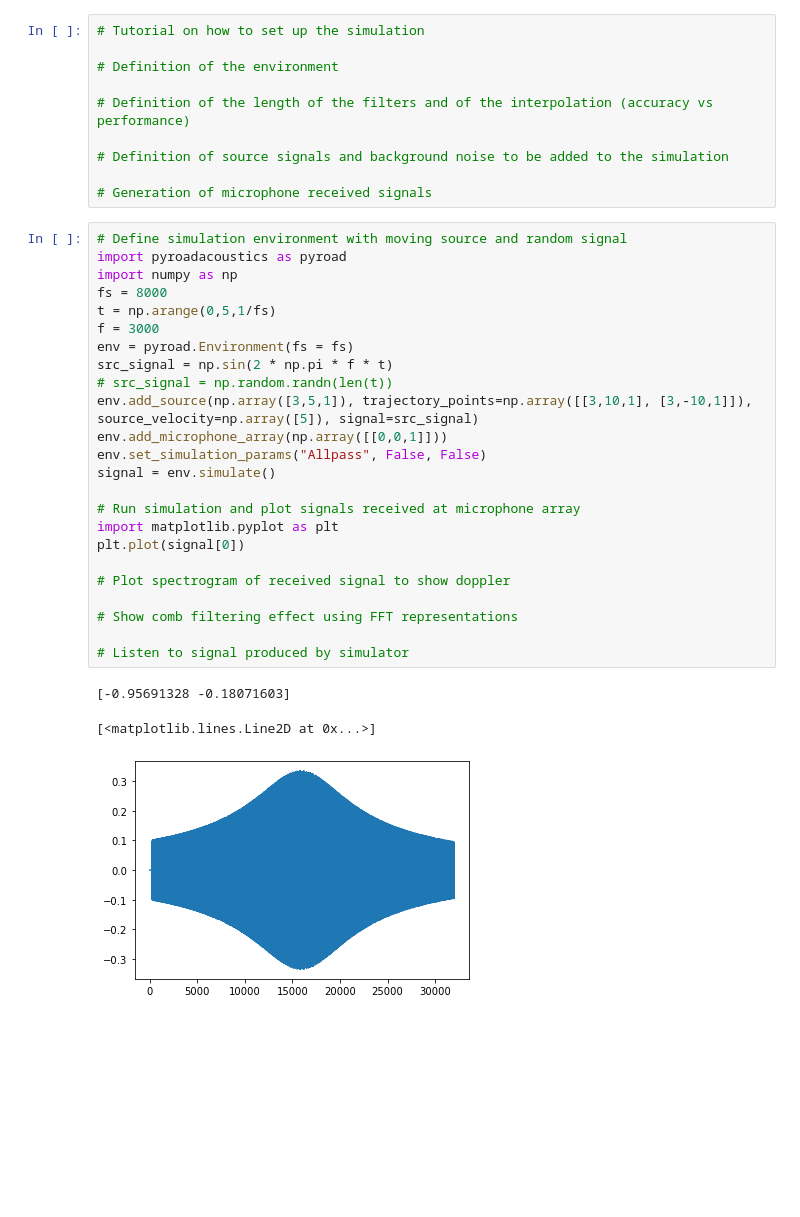
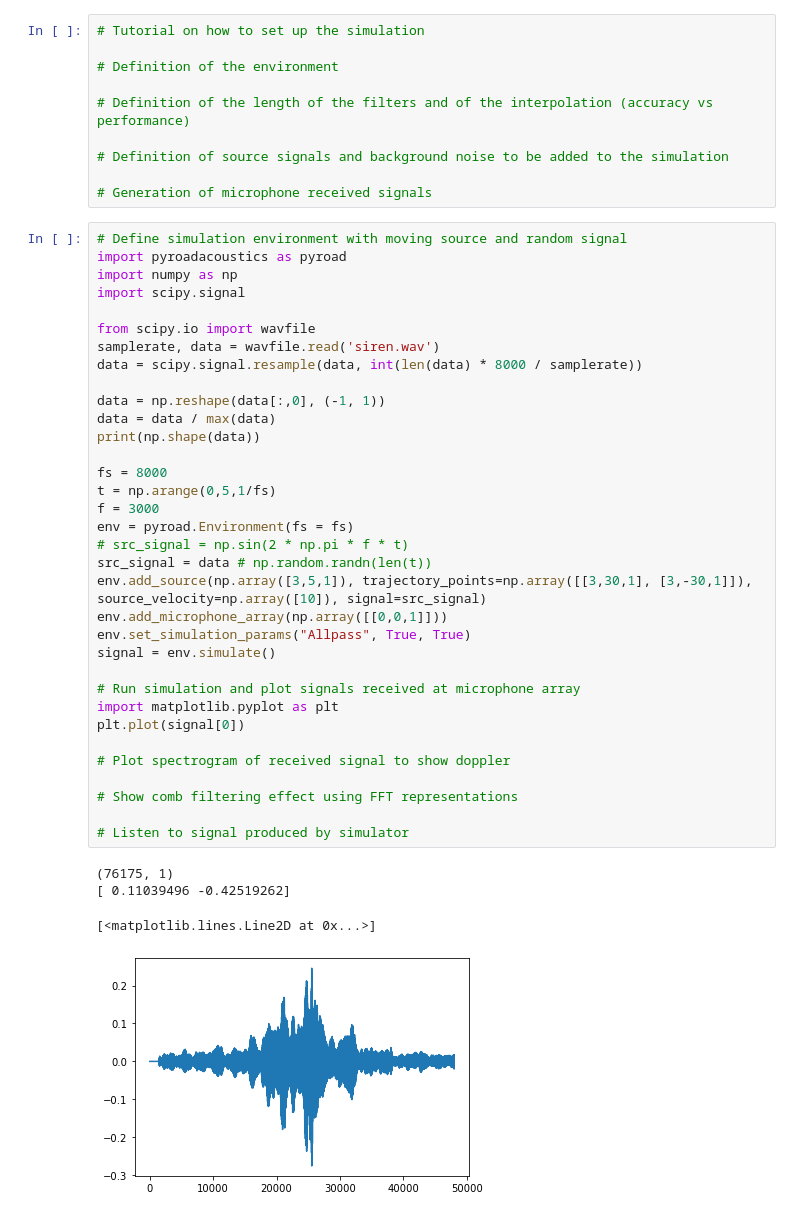
Before and after one commit to steDamiano/pyroadacoustics, a Jupyter notebook: simulator_demo.ipynb, the cells around one changed output. Saved outputs shown, nothing was run; the diff lists cells and outputs as text; blank space fills up the shorter version.

Commit message:
Extrapolation and demo with siren sound

```diff
--- a/simulator_demo.ipynb
+++ b/simulator_demo.ipynb
@@ -31,31 +31,42 @@
 # %%
 # Define simulation environment with moving source and random signal
 import pyroadacoustics as pyroad
 import numpy as np
+import scipy.signal
+
+from scipy.io import wavfile
+samplerate, data = wavfile.read('siren.wav')
+data = scipy.signal.resample(data, int(len(data) * 8000 / samplerate))
+
+data = np.reshape(data[:,0], (-1, 1))
+data = data / max(data)
+print(np.shape(data))
+
 fs = 8000
 t = np.arange(0,5,1/fs)
 f = 3000
 env = pyroad.Environment(fs = fs)
-src_signal = np.sin(2 * np.pi * f * t)
-# src_signal = np.random.randn(len(t))
-env.add_source(np.array([3,5,1]), trajectory_points=np.array([[3,10,1], [3,-10,1]]), source_velocity=np.array([5]), signal=src_signal)
+# src_signal = np.sin(2 * np.pi * f * t)
+src_signal = data # np.random.randn(len(t))
+env.add_source(np.array([3,5,1]), trajectory_points=np.array([[3,30,1], [3,-30,1]]), source_velocity=np.array([10]), signal=src_signal)
 env.add_microphone_array(np.array([[0,0,1]]))
-env.set_simulation_params("Allpass", False, False)
+env.set_simulation_params("Allpass", True, True)
 signal = env.simulate()
 
 # Run simulation and plot signals received at microphone array
 import matplotlib.pyplot as plt
 plt.plot(signal[0])
 
 # Plot spectrogram of received signal to show doppler
 
 # Show comb filtering effect using FFT representations
 
 # Listen to signal produced by simulator
 # %% [output]
-[-0.95691328 -0.18071603]
+(76175, 1)
+[ 0.11039496 -0.42519262]
 [<matplotlib.lines.Line2D at 0x...>]
-[figure, old version]
+[figure, new version]
 # %%
 import scipy.signal
 from scipy.io.wavfile import write
```
Also changed, not shown: parts of 1 cell of this notebook, 3 other files.
